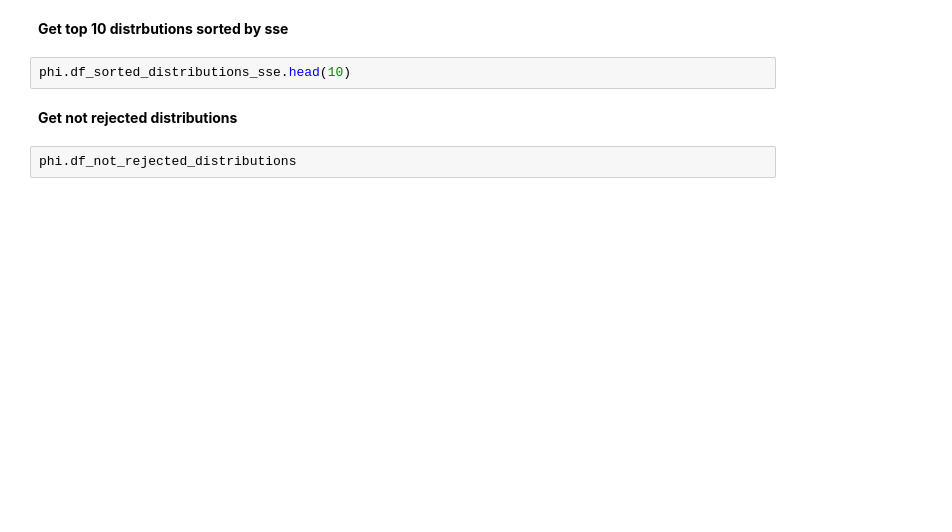
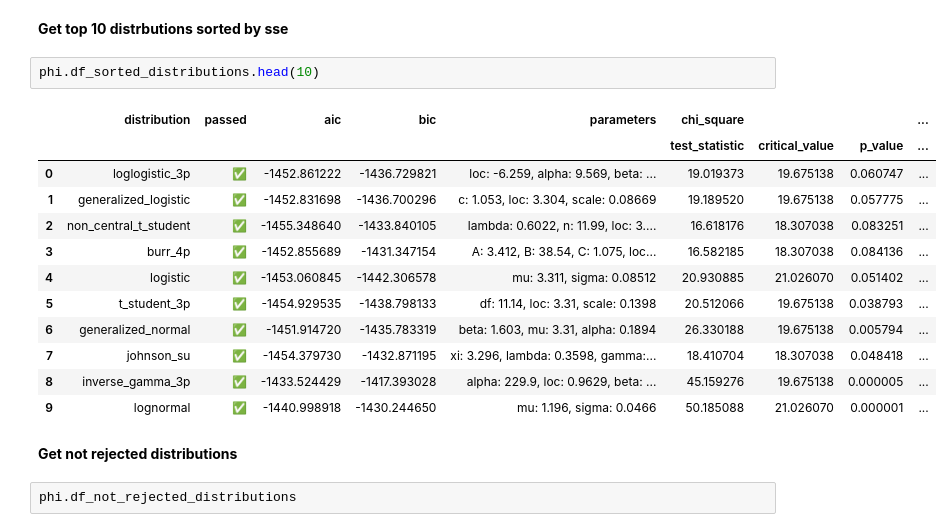
Before and after one commit to phitter-hub/phitter-kernel, a Jupyter notebook: examples/fit/fit_continuous_winequality.ipynb, the cells around one changed output. Drawn from its saved outputs; the diff is of its cells as text; blank space fills up the shorter version.

```diff
--- a/examples/fit/fit_continuous_winequality.ipynb
+++ b/examples/fit/fit_continuous_winequality.ipynb
@@ -33,7 +45,20 @@ phi.best_distribution
 # %% [markdown]
 **Get top 10 distrbutions sorted by sse**
 # %%
-phi.df_sorted_distributions_sse.head(10)
+phi.df_sorted_distributions.head(10)
+# %% [output]
+|  | distribution | passed | aic | bic | parameters | chi_square |  |  | ... |
+|  |  |  |  |  |  | test_statistic | critical_value | p_value | ... |
+| 0 | loglogistic_3p | ✅ | -1452.861222 | -1436.729821 | loc: -6.259, alpha: 9.569, beta: ... | 19.019373 | 19.675138 | 0.060747 | ... |
+| 1 | generalized_logistic | ✅ | -1452.831698 | -1436.700296 | c: 1.053, loc: 3.304, scale: 0.08669 | 19.189520 | 19.675138 | 0.057775 | ... |
+| 2 | non_central_t_student | ✅ | -1455.348640 | -1433.840105 | lambda: 0.6022, n: 11.99, loc: 3.... | 16.618176 | 18.307038 | 0.083251 | ... |
+| 3 | burr_4p | ✅ | -1452.855689 | -1431.347154 | A: 3.412, B: 38.54, C: 1.075, loc... | 16.582185 | 18.307038 | 0.084136 | ... |
+| 4 | logistic | ✅ | -1453.060845 | -1442.306578 | mu: 3.311, sigma: 0.08512 | 20.930885 | 21.026070 | 0.051402 | ... |
+| 5 | t_student_3p | ✅ | -1454.929535 | -1438.798133 | df: 11.14, loc: 3.31, scale: 0.1398 | 20.512066 | 19.675138 | 0.038793 | ... |
+| 6 | generalized_normal | ✅ | -1451.914720 | -1435.783319 | beta: 1.603, mu: 3.31, alpha: 0.1894 | 26.330188 | 19.675138 | 0.005794 | ... |
+| 7 | johnson_su | ✅ | -1454.379730 | -1432.871195 | xi: 3.296, lambda: 0.3598, gamma:... | 18.410704 | 18.307038 | 0.048418 | ... |
+| 8 | inverse_gamma_3p | ✅ | -1433.524429 | -1417.393028 | alpha: 229.9, loc: 0.9629, beta: ... | 45.159276 | 19.675138 | 0.000005 | ... |
+| 9 | lognormal | ✅ | -1440.998918 | -1430.244650 | mu: 1.196, sigma: 0.0466 | 50.185088 | 21.026070 | 0.000001 | ... |
 # %% [markdown]
 **Get not rejected distributions**
 # %%
```
Also changed, not shown: parts of 6 cells of this notebook, 21 other files.
